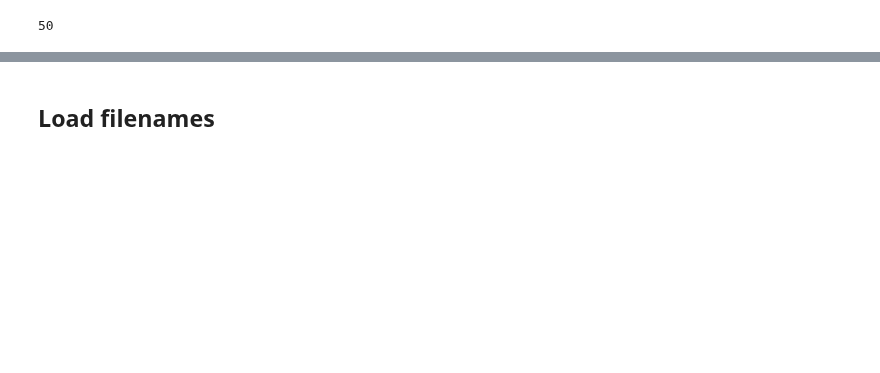
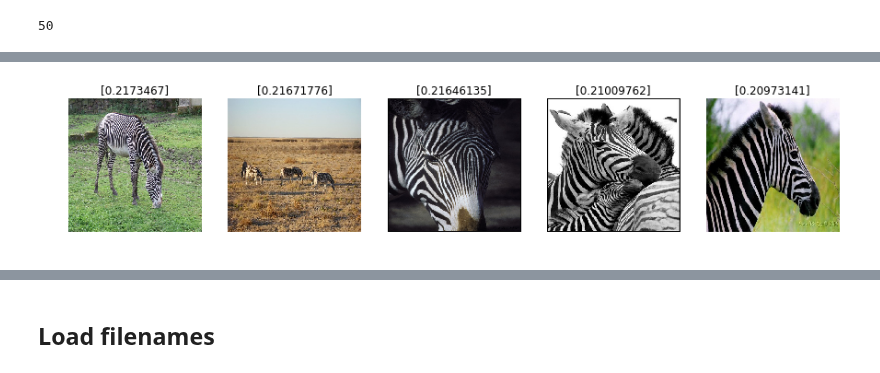
Before and after one commit to tyler-martin-12/tcav_on_azure, a Jupyter notebook: top_3_azure.ipynb, the cells around one changed output, grey strips where cells are left out. Drawn from its saved outputs; the diff is of its cells as text; code cells hidden in the pictures; blank space fills up the shorter version.

```diff
--- a/top_3_azure.ipynb
+++ b/top_3_azure.ipynb
@@ -215,3 +191,22 @@ img
+# %%
+import matplotlib.pyplot as plt
+
+w, h = 120, 120
+fig = plt.figure(figsize=(15, 8))
+columns, row = 5, 1
+
+start = 10
+
+for i in range(1, columns*rows +1):
+    img_path, cos = sorted_rank[start + i]
+    img = image.load_img(img_path, target_size=(299, 299))
+    fig.add_subplot(rows, columns, i)
+    plt.title(cos)
+    plt.imshow(img)
+    plt.axis('off')
+plt.show()
+# %% [output]
+[figure, added]
 # %%
 mytcav = tcav.TCAV(sess,target, concepts, bottlenecks,
         act_generator, alphas,cav_dir = cav_dir,num_random_exp=1)
```
Also changed, not shown: parts of 31 cells of this notebook.
